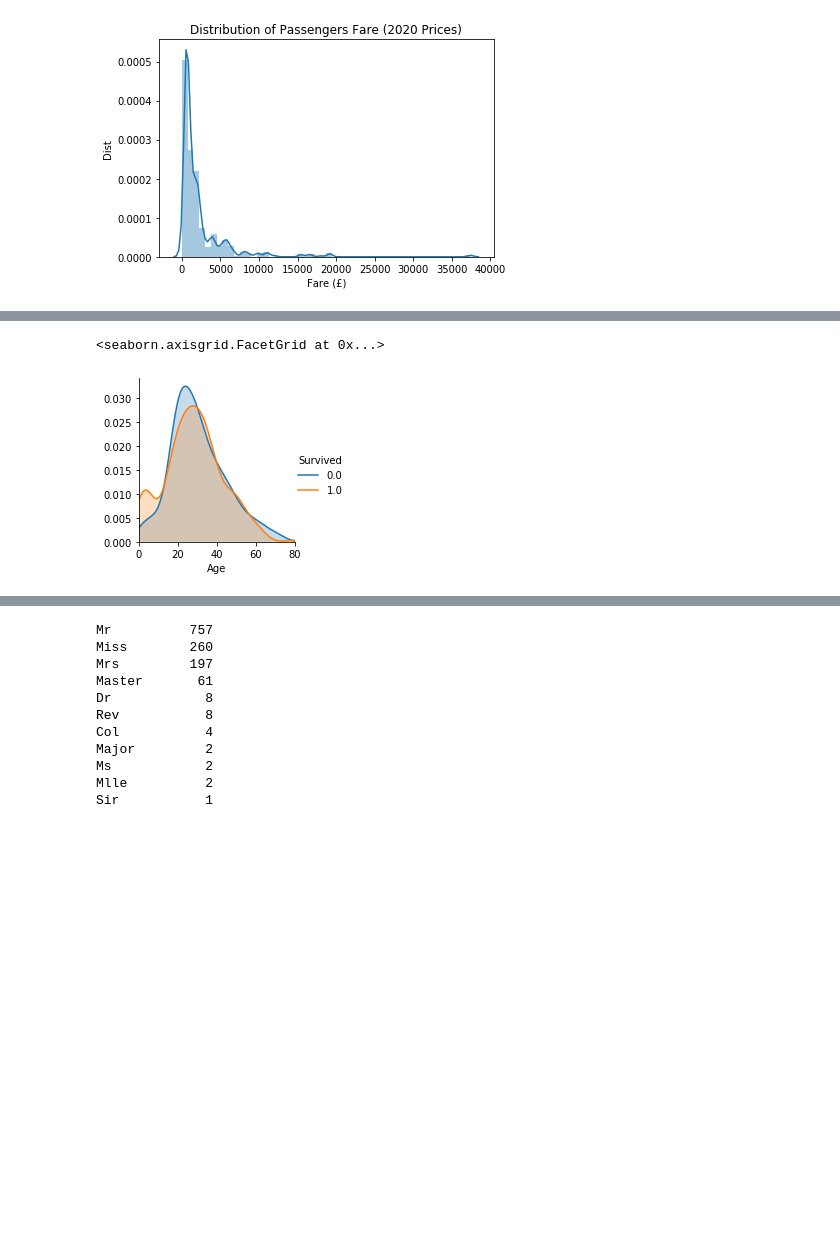
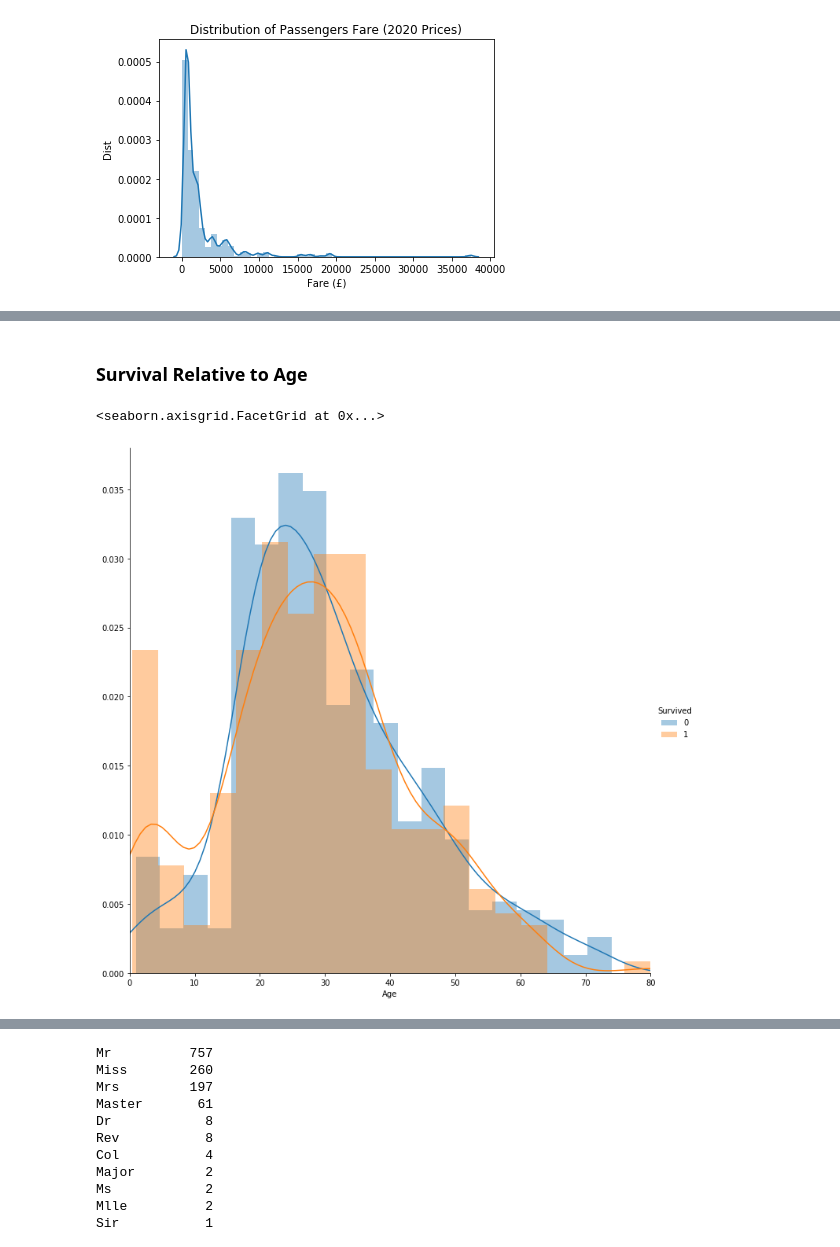
Before and after one commit to peiriant/Titanic_MLVisualization, a Jupyter notebook: Titanic Analysis.ipynb, the cells around one changed output, grey strips where cells are left out. Cells and saved outputs as stored; diff of their text form; code cells hidden in the pictures; blank space fills up the shorter version.

```diff
--- a/Titanic Analysis.ipynb
+++ b/Titanic Analysis.ipynb
@@ -96,5 +105,5 @@ ax.set_xticklabels(['Did Not Survive','Survived'])
 [figure]
 # %%
 # Here, we calculate the size of the families on board the ship. A familysize of 1 indicates that person did not have any Siblings or Children listed on the passenger manifest.
-combined_df['FamilySize'] = combined_df['SibSp'] + combined_df['Parch'] + 1
+train_df['FamilySize'] = train_df['SibSp'] + train_df['Parch'] + 1
 # %%
@@ -164,5 +173,5 @@ adjusted
 # %%
 # The general price level of the UK is 73 times as high as it was in 1912 due to inflation.
 # %%
-combined_df['Fare_2020'] = train_df.Fare * adjusted
+train_df['Fare_2020'] = train_df.Fare * adjusted
 # %%
@@ -217,13 +226,15 @@ Data columns (total 12 columns):
 dtypes: float64(2), int64(4), object(5)
 memory usage: 36.0+ KB
 None
+# %% [markdown]
+### Survival Relative to Age
 # %%
 # Here we plot a Facet Grid. This illustrates the likelihood of survival relative to age. As you can see there the difference between surviving and not surviving didn't really depend on age, unless you were between the ages of 0 - 15, indicating that the advice of "Women and Children first", was followed.
 
-facet = sns.FacetGrid(combined_df, hue = 'Survived')
-facet.map(sns.kdeplot, 'Age', shade = True)
-facet.set(xlim = (0, combined_df['Age'].max()))
+facet = sns.FacetGrid(train_df, hue = 'Survived', height = 10)
+facet.map(sns.distplot, 'Age', bins = 20)
+facet.set(xlim = (0, train_df['Age'].max()))
 facet.add_legend()
 # %% [output]
 <seaborn.axisgrid.FacetGrid at 0x...>
-[figure, old version]
+[figure, new version]
```
Also changed, not shown: parts of 59 cells of this notebook.
